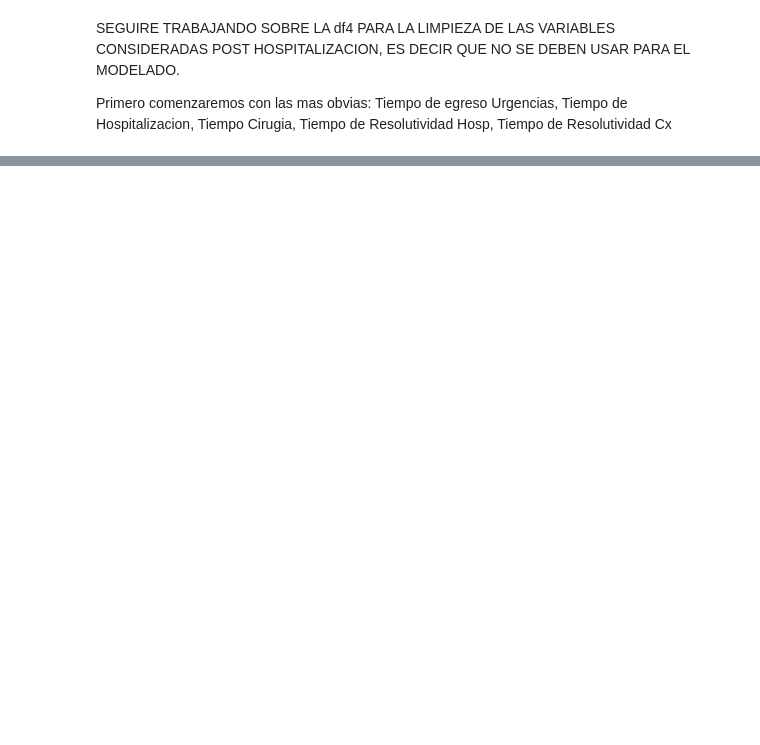
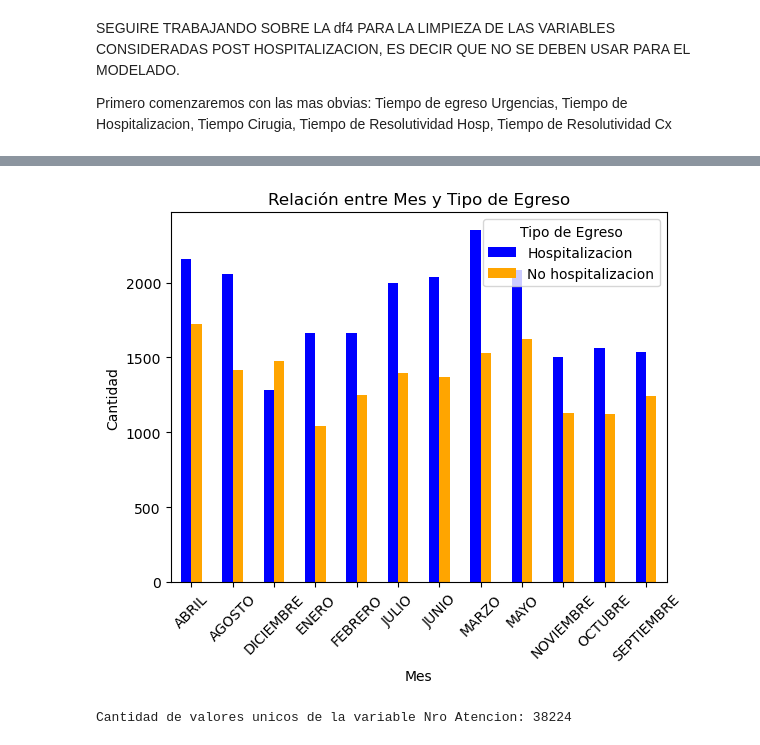
Before and after one commit to AndresBanquezBio/BDUrgencias, a Jupyter notebook: BDUrgencias.ipynb, the cells around one changed output, grey strips where cells are left out. Saved outputs shown, nothing was run; the diff lists cells and outputs as text; code cells hidden in the pictures; blank space fills up the shorter version.

Commit message:
graficacion de las primeras variables, y eliminacion de algunas otras

```diff
--- a/BDUrgencias.ipynb
+++ b/BDUrgencias.ipynb
@@ -330,0 +432,18 @@ Primero comenzaremos con las mas obvias: Tiempo de egreso Urgencias, Tiempo de H
+# %%
+conteo_mes = df_5.groupby(['Mes', 'Tipo Egreso (INTERNACION)']).size().unstack()
+conteo_mes.plot(kind='bar', color=['blue', 'orange'])
+plt.title('Relación entre Mes y Tipo de Egreso')
+plt.xlabel('Mes')
+plt.ylabel('Cantidad')
+plt.xticks(rotation=45)
+plt.legend(title='Tipo de Egreso')
+
+plt.show()
+# %% [output]
+[figure, added]
+# %%
+2. #Comprobaré el segundo supuesto.
+numero_valores_unicos_Natencion = df_5['Nro Atencion'].nunique()
+print("Cantidad de valores unicos de la variable Nro Atencion: "+str(numero_valores_unicos_Natencion))
+# %% [output]
+Cantidad de valores unicos de la variable Nro Atencion: 38224
```
Also changed, not shown: parts of 23 cells of this notebook, 19 other files.
